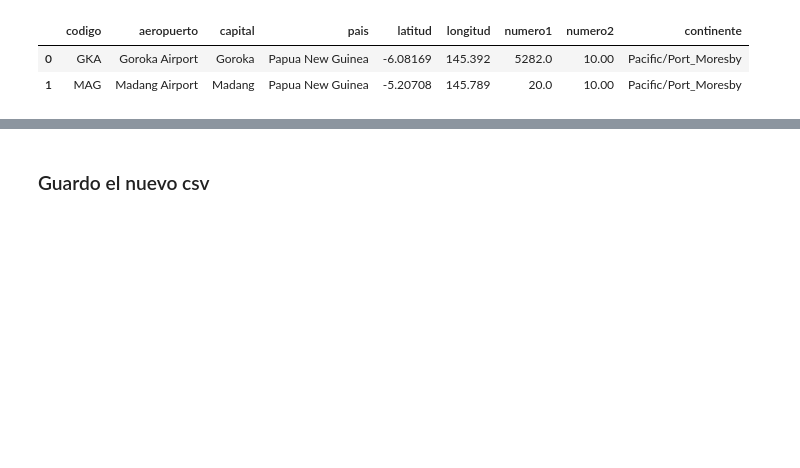
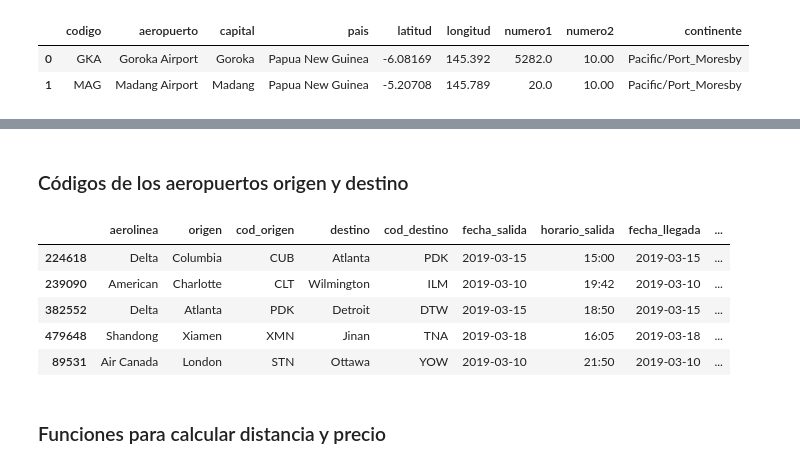
Before and after one commit to cotarelorodrigo/BDD, a Jupyter notebook: notebooks/csv_generator.ipynb, the cells around one changed output, grey strips where cells are left out. Cells and saved outputs as stored; diff of their text form; code cells hidden in the pictures; blank space fills up the shorter version.

Commit message:
New info_vuelos.csv

```diff
--- a/notebooks/csv_generator.ipynb
+++ b/notebooks/csv_generator.ipynb
@@ -109,3 +104,0 @@ aeropuertos.head(2)
-# %%
-info_vuelos = pd.read_csv("../csv/info_vuelos.csv")
-info_vuelos.head(2)
@@ -134,32 +104,0 @@ a.head(1)
-# %%
-aeropuertos = pd.read_csv('../csv/aeropuertos.csv', index_col=False, names=['codigo', 'aeropuerto', 'capital', 'pais', 'latitud', 'longitud', 'numero1', 'numero2', 'continente'])
-
-def get_coordenadas_aeropueto(codigo_aeropueto):
-    aeropueto_info = aeropuertos[aeropuertos.codigo == codigo_aeropueto].head(1)
-    return float(aeropueto_info.latitud.item()), float(aeropueto_info.longitud.item())
-
-
-def calcular_distancia(aeropuesto_origen, aeropuesto_destino):
-    aeropuerto_origen_latitud, aeropuerto_origen_longitud = get_coordenadas_aeropueto(aeropuesto_origen)
-    aeropuerto_destino_latitud, aeropuerto_destino_longitud = get_coordenadas_aeropueto(aeropuesto_destino)
-
-    # approximate radius of earth in km
-    R = 6373.0
-
-    dlon = aeropuerto_destino_longitud - aeropuerto_origen_longitud
-    dlat = aeropuerto_destino_latitud - aeropuerto_origen_latitud
-
-    a = sin(dlat / 2)**2 + cos(aeropuerto_origen_latitud) * cos(aeropuerto_destino_latitud) * sin(dlon / 2)**2
-    c = 2 * atan2(sqrt(a), sqrt(1 - a))
-
-    distance = R * c
-
-    #print("Result:", distance)
-    return distance
-
-def calcular_precio(distancia_recorrida):
-    #precio por kilometro recorrido para un pasajero
-    precio_dolares_por_km = 0.067
-    precio = distancia_recorrida*precio_dolares_por_km
-    iva = 0.21*precio
-    return precio + iva
@@ -205,2 +104,0 @@ a.sample(2)
-# %% [markdown]
-### Guardo el nuevo csv
@@ -208,0 +105,2 @@ a.to_csv('../csv/info_vuelos_full.csv', index = None, header = True)
+# %% [markdown]
+### Códigos de los aeropuertos origen y destino
@@ -208,0 +119,11 @@ a.to_csv('../csv/info_vuelos_full.csv', index = None, header = True)
+# %%
+a.sample(5)
+# %% [output]
+|  | aerolinea | origen | cod_origen | destino | cod_destino | fecha_salida | horario_salida | fecha_llegada | ... |
+| 224618 | Delta | Columbia | CUB | Atlanta | PDK | 2019-03-15 | 15:00 | 2019-03-15 | ... |
+| 239090 | American | Charlotte | CLT | Wilmington | ILM | 2019-03-10 | 19:42 | 2019-03-10 | ... |
+| 382552 | Delta | Atlanta | PDK | Detroit | DTW | 2019-03-15 | 18:50 | 2019-03-15 | ... |
+| 479648 | Shandong | Xiamen | XMN | Jinan | TNA | 2019-03-18 | 16:05 | 2019-03-18 | ... |
+| 89531 | Air Canada | London | STN | Ottawa | YOW | 2019-03-10 | 21:50 | 2019-03-10 | ... |
+# %% [markdown]
+### Funciones para calcular distancia y precio
```
Also changed, not shown: parts of 33 cells of this notebook, 2 other files.
